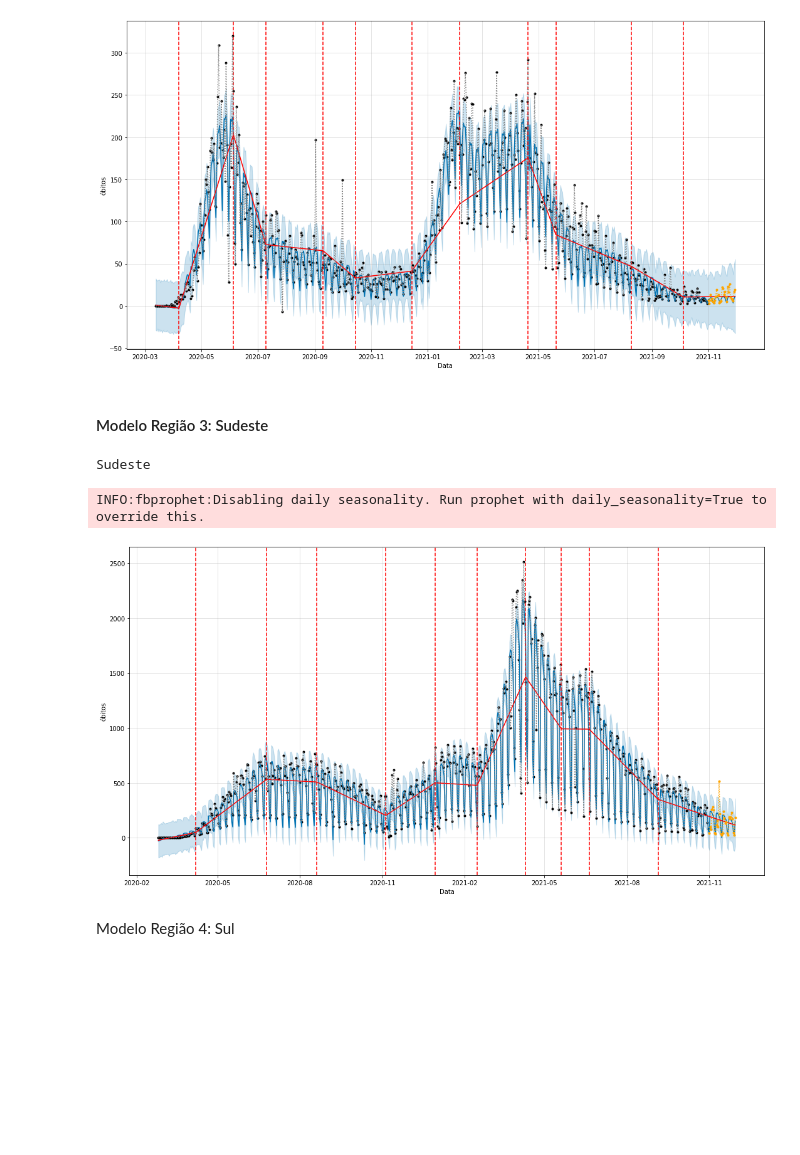
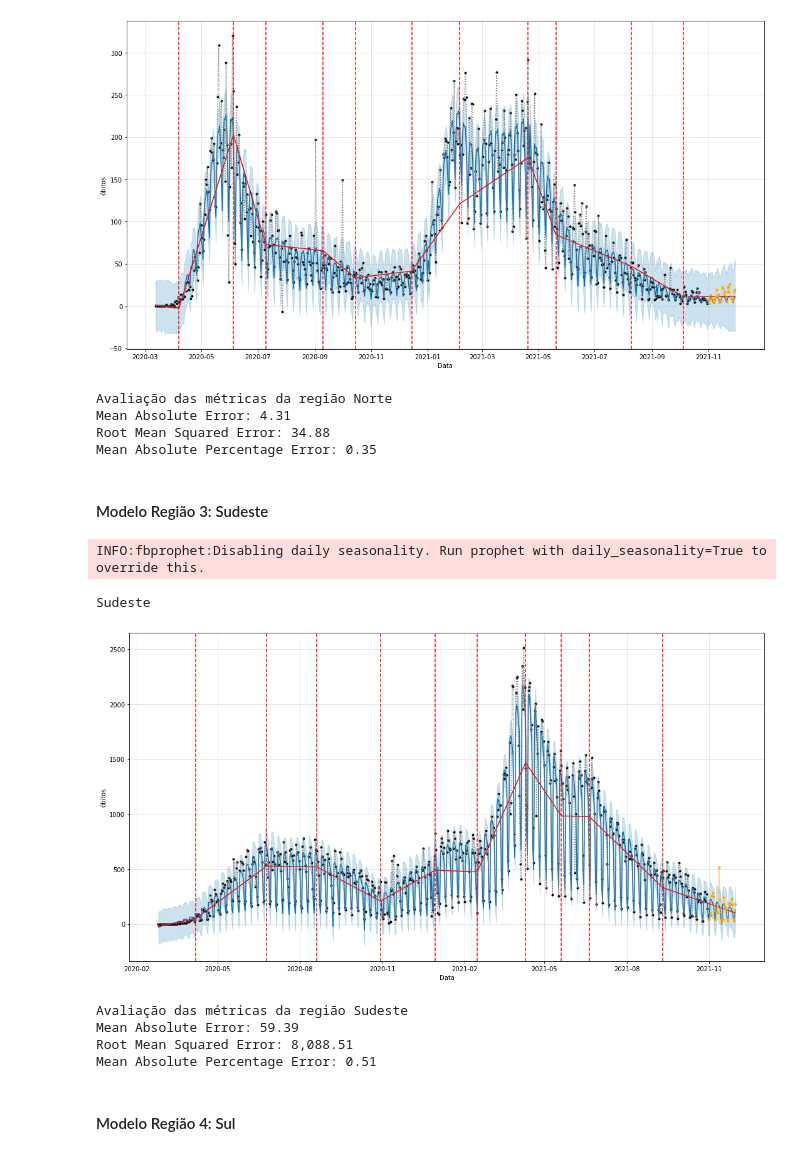
Before and after one commit to ViniciusCastillo/BootcampAlura_ProjetoModulo3, a Jupyter notebook: notebooks/Comparacao_Projecoes.ipynb, the cells around one changed output. Drawn from its saved outputs; the diff is of its cells as text; code cells hidden in the pictures; blank space fills up the shorter version.

```diff
--- a/notebooks/Comparacao_Projecoes.ipynb
+++ b/notebooks/Comparacao_Projecoes.ipynb
@@ -158,23 +195,37 @@ modelo_regiao[regioes[r]], previsao_regiao[regioes[r]] = modelar(df_treino_regia
 INFO:fbprophet:Disabling daily seasonality. Run prophet with daily_seasonality=True to override this.
 Norte
 [figure]
+# %%
+metricas(df_teste_regiao[regioes[r]], previsao_regiao[regioes[r]][inicio_teste[regioes[r]]:],'Avaliação das métricas da região ' + regioes[r])
+# %% [output]
+Avaliação das métricas da região Norte
+Mean Absolute Error: 4.31
+Root Mean Squared Error: 34.88
+Mean Absolute Percentage Error: 0.35
 # %% [markdown]
 #### Modelo Região 3: Sudeste
 # %%
 r = 3 # código a região analisada
 print ("\n"+regioes[r])
-lista_changepoints = ['2020-04-07','2020-06-25','2020-08-20','2020-11-05','2020-12-30',
-                      '2021-02-15','2021-04-10','2021-05-20','2021-06-20','2021-09-05']
+lista_changepoints = ['2020-04-07','2020-06-25','2020-08-20','2020-10-30','2020-12-30',
+                      '2021-02-15','2021-04-10','2021-05-20','2021-06-20','2021-09-10']
 modelo_regiao[regioes[r]], previsao_regiao[regioes[r]] = modelar(df_treino_regiao[regioes[r]], df_teste_regiao[regioes[r]], 'óbitos',
                                                                  show_change_points=True, countryName='BR', changepoints=lista_changepoints,
                                                                  changepoint_prior_scale=5, seasonality_mode='multiplicative',
                                                                  yearly_seasonality=True)
 # %% [output]
-Sudeste
+INFO:fbprophet:Disabling daily seasonality. Run prophet with daily_seasonality=True to override this.
-INFO:fbprophet:Disabling daily seasonality. Run prophet with daily_seasonality=True to override this.
+Sudeste
-[figure, old version]
+[figure, new version]
+# %%
+metricas(df_teste_regiao[regioes[r]], previsao_regiao[regioes[r]][inicio_teste[regioes[r]]:],'Avaliação das métricas da região ' + regioes[r])
+# %% [output]
+Avaliação das métricas da região Sudeste
+Mean Absolute Error: 59.39
+Root Mean Squared Error: 8,088.51
+Mean Absolute Percentage Error: 0.51
 # %% [markdown]
-Modelo Região 4: Sul
+#### Modelo Região 4: Sul
 # %%
 r = 4 # código a região analisada
 print ("\n"+regioes[r])
```
Also changed, not shown: parts of 16 cells of this notebook.
